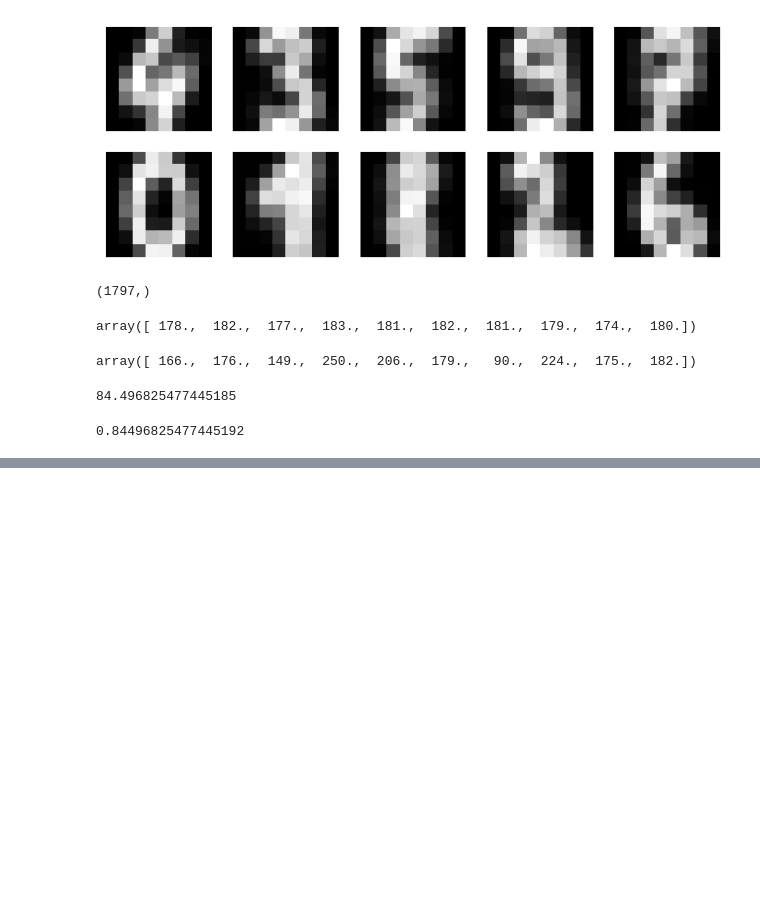
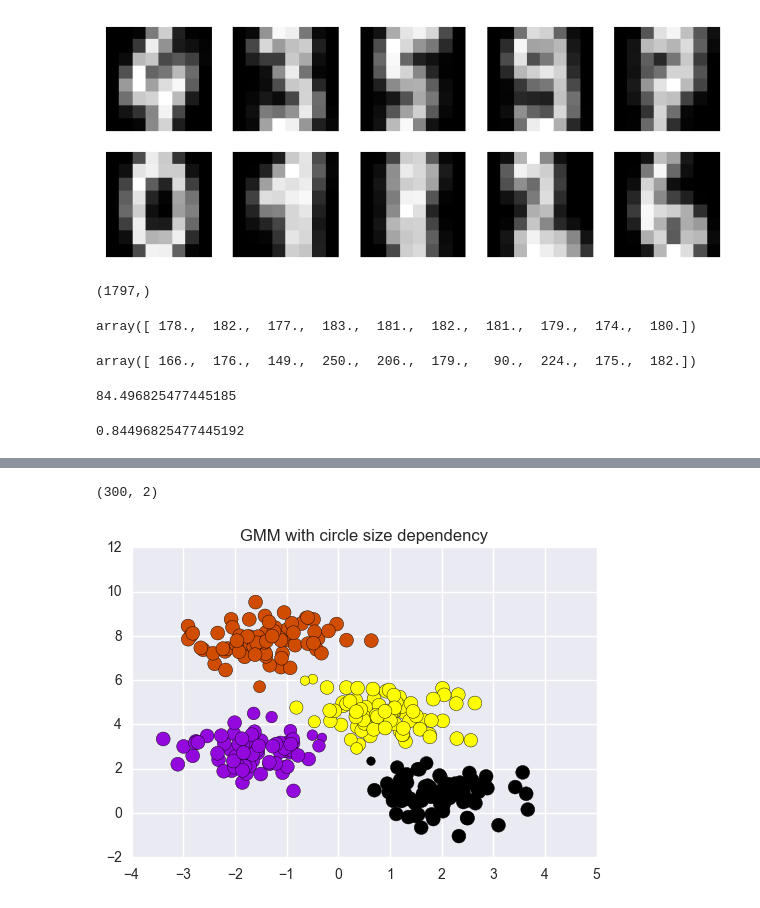
Before and after one commit to girishmodgil/compute-code, a Jupyter notebook: eigenvalues_and_clustering.ipynb, the cells around one changed output, grey strips where cells are left out. Cells and saved outputs as stored; diff of their text form; code cells hidden in the pictures; blank space fills up the shorter version.

```diff
--- a/eigenvalues_and_clustering.ipynb
+++ b/eigenvalues_and_clustering.ipynb
@@ -236,0 +256,4 @@ np.mean(x2) #Array showing the accuracy of predictions for each number
+# %%
+#GMM gives a probability of each point being in each cluster
+probs = gmm.predict_proba(X)
+print(probs[:10].round(4))
@@ -236,0 +271,12 @@ np.mean(x2) #Array showing the accuracy of predictions for each number
+# %%
+X.shape
+# %% [output]
+(300, 2)
+# %%
+#Plot clusters with point sizes based on probabilities
+size = 100* probs.max(1)**(1.5)
+plt.scatter(X[:, 0], X[:, 1], c=labels, cmap='gnuplot', s=size)
+plt.title('GMM with circle size dependency')
+plt.show()
+# %% [output]
+[figure, added]
```
Also changed, not shown: parts of 5 cells of this notebook.
